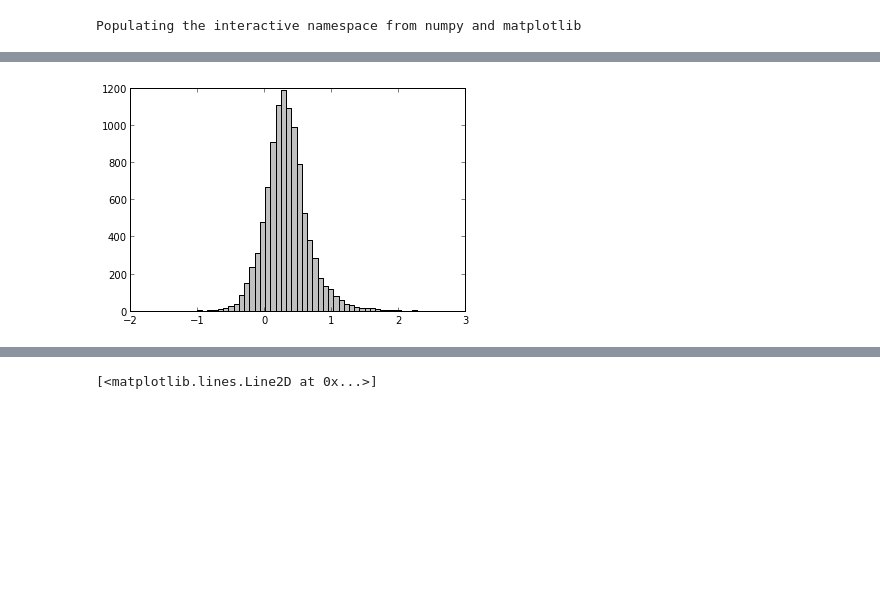
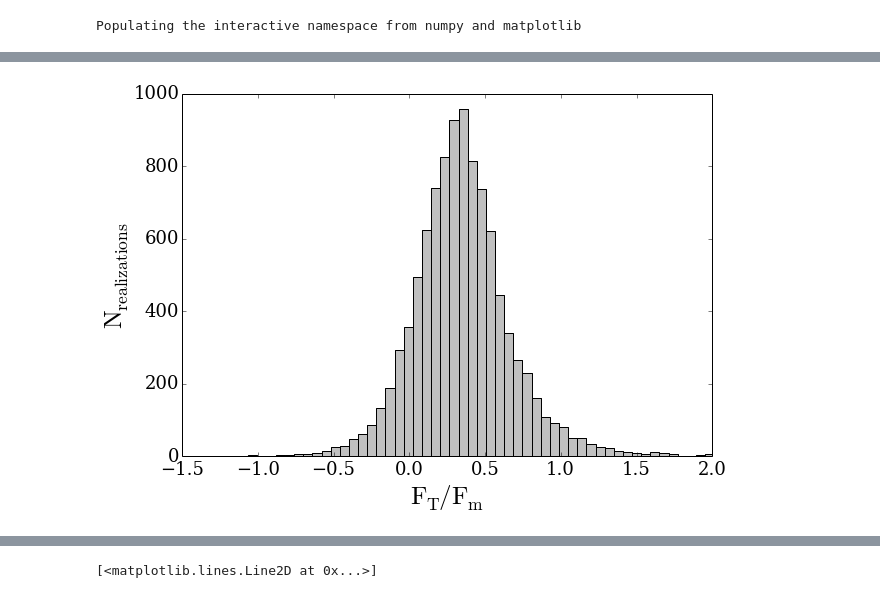
Before and after one commit to forero/spheres, a Jupyter notebook: code/spheres.ipynb, the cells around one changed output, grey strips where cells are left out. Cells and saved outputs as stored; diff of their text form; code cells hidden in the pictures; blank space fills up the shorter version.

```diff
--- a/code/spheres.ipynb
+++ b/code/spheres.ipynb
@@ -58,4 +59,24 @@ print median(f_total)
-# %%
-n, bins, patches = hist(log10(f_total), 60, normed=0, color = 'silver')
-# %% [output]
-[figure, removed]
+# %%
+#Figure with the forces distribution
+fig = figure(1, figsize=(9.5,6.5))
+ax = axes()
+ax.set_xlabel("$\mathrm{F_{T} / F_{m}}$",fontsize=25)
+ax.set_ylabel("$\mathrm{N_{realizations}}$",fontsize=25)
+ticklabels_x = ax.get_xticklabels()
+ticklabels_y = ax.get_yticklabels()
+
+for label_x in ticklabels_x:
+    label_x.set_fontsize(18)
+    label_x.set_family('serif')
+for label_y in ticklabels_y:
+    label_y.set_fontsize(18)
+    label_y.set_family('serif')
+n, bins, patches = ax.hist(log10(f_total), 60, normed=0, color = 'silver')
+ax.set_xlim([-1.5,2.0])
+filename='spheres_bulk'
+
+savefig(filename + '.eps',format = 'eps', transparent=True)
+savefig(filename + '.pdf',format = 'pdf', transparent=True)
+savefig(filename + '.png',format = 'png', transparent=True)
+# %% [output]
+[figure, added]
```
Also changed, not shown: parts of 5 cells of this notebook.
